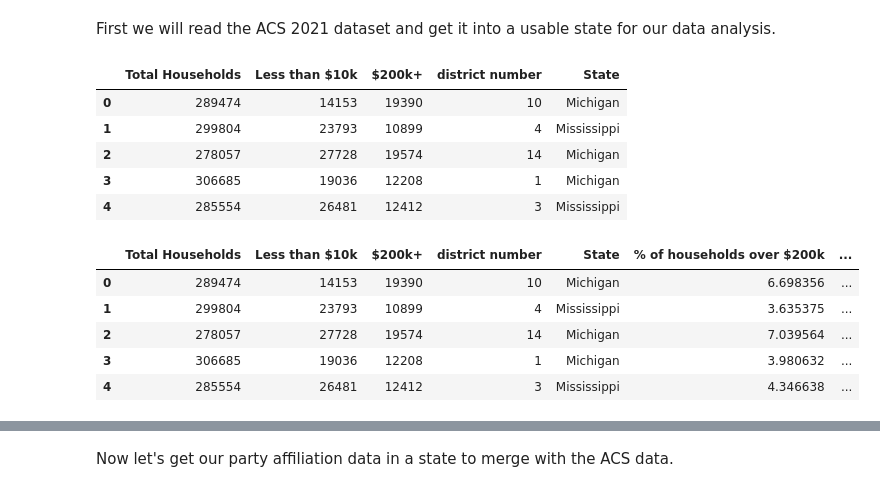
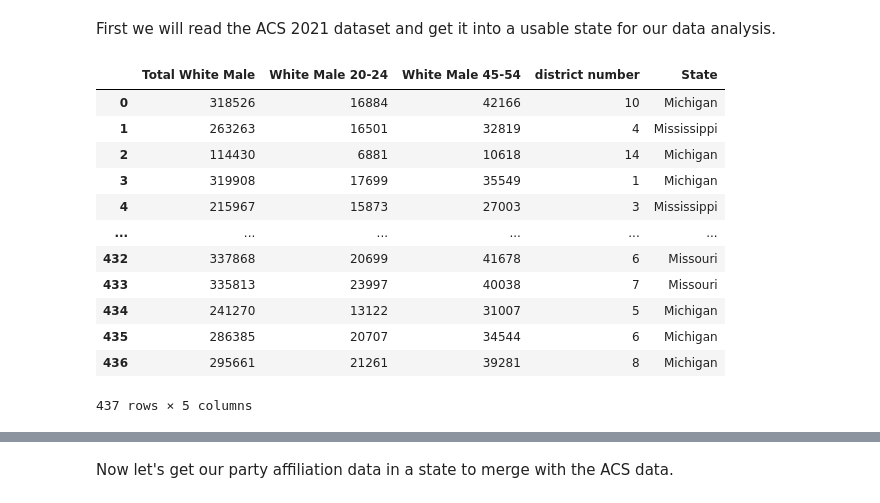
Before and after one commit to jinburge/Congressional-Analytics, a Jupyter notebook: Congressional_Analytics.ipynb, the cells around one changed output, grey strips where cells are left out. Drawn from its saved outputs; the diff is of its cells as text; code cells hidden in the pictures.

```diff
--- a/Congressional_Analytics.ipynb
+++ b/Congressional_Analytics.ipynb
@@ -16,61 +16,46 @@ import matplotlib.pyplot as plt # visualization library we will use that integra
 First we will read the ACS 2021 dataset and get it into a usable state for our data analysis.
 # %%
 # We are reading in the data we want from ACS 2021. The API returns json data. Try copy and pasting the link yourself in a browser to see what the raw data looks like.
-url="https://api.census.gov/data/2021/acs/acs1?get=NAME,B19001_001E,B19001_002E,B19001_017E&for=congressional%20district:*&in=state:*"
+url="https://api.census.gov/data/2021/acs/acs1?get=NAME,B01001A_002E,B01001A_008E,B01001A_012E&for=congressional%20district:*&in=state:*"
 
 # store the response of URL
 response = urlopen(url)
 
 # storing the JSON response from url in data
 data_json = json.loads(response.read())
 data_json.pop(0) # the first row of data is header information which we don't need, so pop removes that from the dataset.
 
 # Hand populate the columns based on the variable descriptions census.gov documents here: https://api.census.gov/data/2021/acs/acs1/variables.html. Note they correspond back to the variable names I included in the URL above.
-cols = ['District Name','Total Households','Less than $10k', '$200k+', 'State code', 'district number']
-
+cols = ['District Name', 'Total White Male', 'White Male 20-24', 'White Male 45-54', 'State code', 'district number']
 
 # use pandas to parse data
 acs_df = pd.DataFrame(data_json, columns = cols)
 
 # time to do some basic cleanup of the data. We will need to extract the district number and state in a regular format so we can later join with the party data.
 # extract state, turn district number into numeric (not string)
 acs_df[['District', 'State']] = acs_df['District Name'].str.split(',', expand=True)
 acs_df['district number'] = pd.to_numeric(acs_df['district number'])
 
 # good to do strip on all data source to get rid of whitespace
 # strip removes all that
 acs_df['State'] = acs_df['State'].str.strip()
 
 # Let's just keep the columns we need
-acs_df = acs_df[['Total Households', 'Less than $10k', "$200k+", 'district number', 'State']]
+acs_df = acs_df[['Total White Male','White Male 20-24', 'White Male 45-54', 'district number', 'State']]
 
 # take a look at the top results in the dataset (first 5)
-acs_df.head()
+acs_df
 # %% [output]
-|  | Total Households | Less than $10k | $200k+ | district number | State |
-| 0 | 289474 | 14153 | 19390 | 10 | Michigan |
-| 1 | 299804 | 23793 | 10899 | 4 | Mississippi |
-| 2 | 278057 | 27728 | 19574 | 14 | Michigan |
-| 3 | 306685 | 19036 | 12208 | 1 | Michigan |
-| 4 | 285554 | 26481 | 12412 | 3 | Mississippi |
+|  | Total White Male | White Male 20-24 | White Male 45-54 | district number | State |
+| 0 | 318526 | 16884 | 42166 | 10 | Michigan |
+| 1 | 263263 | 16501 | 32819 | 4 | Mississippi |
+| 2 | 114430 | 6881 | 10618 | 14 | Michigan |
+| 3 | 319908 | 17699 | 35549 | 1 | Michigan |
+| 4 | 215967 | 15873 | 27003 | 3 | Mississippi |
+| ... | ... | ... | ... | ... | ... |
+| 432 | 337868 | 20699 | 41678 | 6 | Missouri |
+| 433 | 335813 | 23997 | 40038 | 7 | Missouri |
+| 434 | 241270 | 13122 | 31007 | 5 | Michigan |
+| 435 | 286385 | 20707 | 34544 | 6 | Michigan |
+| 436 | 295661 | 21261 | 39281 | 8 | Michigan |
+437 rows × 5 columns
-# %%
-# create own fields
-# Convert the number columns into number data types so we can math on them
-acs_df["Total Households"] = pd.to_numeric(acs_df["Total Households"])
-acs_df["Less than $10k"] = pd.to_numeric(acs_df["Less than $10k"])
-acs_df['$200k+'] = pd.to_numeric(acs_df['$200k+'])
-
-# Compute some new columns based on the existing columns for later visualization
-# 200 households/# households * 100 = %
-acs_df['% of households over $200k'] = (100*acs_df['$200k+'])/acs_df['Total Households']
-acs_df['% of households less than $10k'] = (100*acs_df['Less than $10k'])/acs_df['Total Households']
-
-# now let's look at the data again
-acs_df.head()
-# %% [output]
-|  | Total Households | Less than $10k | $200k+ | district number | State | % of households over $200k | ... |
-| 0 | 289474 | 14153 | 19390 | 10 | Michigan | 6.698356 | ... |
-| 1 | 299804 | 23793 | 10899 | 4 | Mississippi | 3.635375 | ... |
-| 2 | 278057 | 27728 | 19574 | 14 | Michigan | 7.039564 | ... |
-| 3 | 306685 | 19036 | 12208 | 1 | Michigan | 3.980632 | ... |
-| 4 | 285554 | 26481 | 12412 | 3 | Mississippi | 4.346638 | ... |
```
Also changed, not shown: parts of 10 cells of this notebook.
